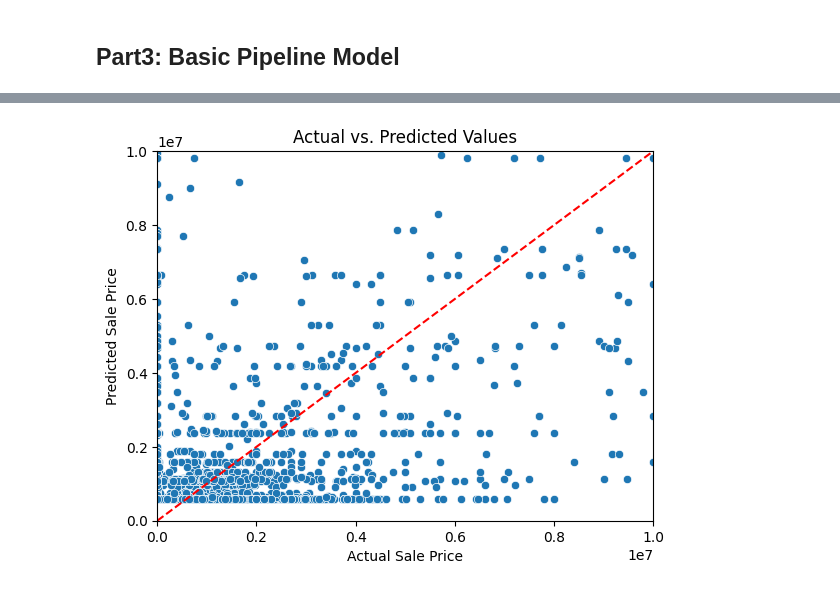
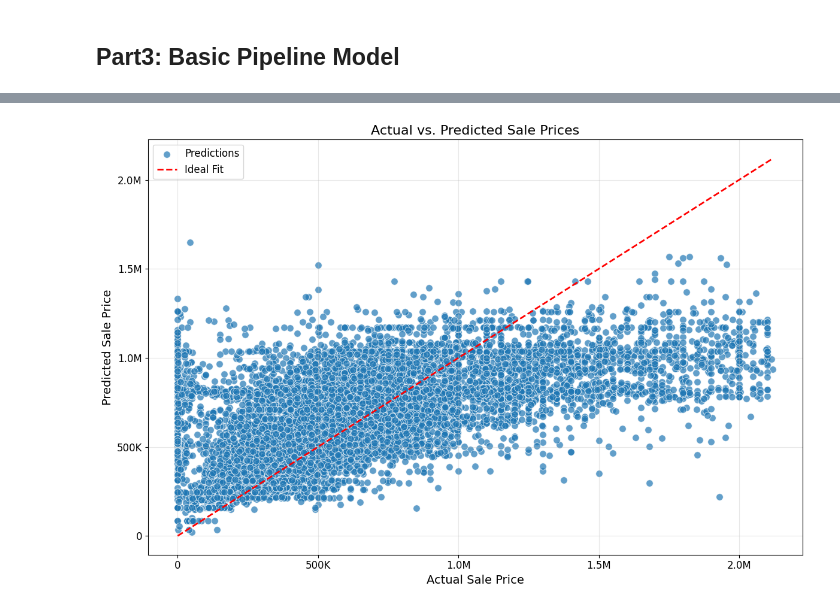
Before and after one commit to itayderazon/TabularDataScience, a Jupyter notebook: ex1.ipynb, the cells around one changed output, grey strips where cells are left out. Drawn from its saved outputs; the diff is of its cells as text; code cells hidden in the pictures.

```diff
--- a/ex1.ipynb
+++ b/ex1.ipynb
@@ -174,41 +199,97 @@ plt.show()
 # 1. Import Libraries
 import pandas as pd
 import numpy as np
+from sklearn.preprocessing import LabelEncoder
 from sklearn.model_selection import train_test_split
-from sklearn.metrics import mean_absolute_error, r2_score
+from sklearn.metrics import mean_absolute_error, r2_score, mean_squared_error
 from xgboost import XGBRegressor
+import matplotlib.pyplot as plt
+import seaborn as sns
+from matplotlib.ticker import FuncFormatter
 
 # 2. Preprocessing
-# Fill missing values
+# Fill missing values for numeric columns
 numeric_columns = data.select_dtypes(include=["number"]).columns
-data[numeric_columns] = data[numeric_columns].fillna(data[numeric_columns].median())
+for col in numeric_columns:
+    data[col] = data[col].fillna(data[col].median())
+
+# Label encode the BOROUGH column
+label_encoder = LabelEncoder()  # Initialize the LabelEncoder
+data["BOROUGH"] = label_encoder.fit_transform(data["BOROUGH"])  # Apply Label Encoding
 
 # Define features and target variable
-X = data[["GROSS SQUARE FEET", "LAND SQUARE FEET", "RESIDENTIAL UNITS", "COMMERCIAL UNITS"]]
-y = data["SALE PRICE"]
+features = [
+    "BOROUGH", "LAND SQUARE FEET", "TOTAL UNITS", "YEAR BUILT", "GROSS SQUARE FEET"
+]
+X = data[features]  # Select features
+y = data["SALE PRICE"]  # Target variable
+# 3. Remove Outliers Using IQR
+
+Q1 = y.quantile(0.25)
+Q3 = y.quantile(0.75)
+IQR = Q3 - Q1
+lower_bound = Q1 - 1.5 * IQR
+upper_bound = Q3 + 1.5 * IQR
+
+outlier_filter = (y >= lower_bound) & (y <= upper_bound)
+X = X[outlier_filter]
+y = y[outlier_filter]
 
 # 3. Train-Test Split
 X_train, X_test, y_train, y_test = train_test_split(X, y, test_size=0.2, random_state=42)
 
 # 4. Train XGBoost Regressor
-model = XGBRegressor(n_estimators=100, learning_rate=0.1, max_depth=3, random_state=42)
+model = XGBRegressor(
+    n_estimators=200,
+    learning_rate=0.05,
+    max_depth=5,
+    min_child_weight=3,
+    subsample=0.8,
+    colsample_bytree=0.8,
+    random_state=42
+)
 model.fit(X_train, y_train)
 
 # 5. Predict and Evaluate
 y_pred = model.predict(X_test)
 mae = mean_absolute_error(y_test, y_pred)
+rmse = np.sqrt(mean_squared_error(y_test, y_pred))
 r2 = r2_score(y_test, y_pred)
 print(f"MAE: {mae:.2f}")
+print(f"RMSE: {rmse:.2f}")
 print(f"R²: {r2:.2f}")
 
+# 6. Actual vs Predicted Sale Prices
+# Function to format axis labels as K (thousands) or M (millions)
+def format_ticks(value, _):
+    if value >= 1_000_000:
+        return f'{value/1_000_000:.1f}M'
+    elif value >= 10_000:
+        return f'{value/1_000:.0f}K'
+    else:
+        return f'{value:.0f}'
 
-# Actual vs Predicted
-sns.scatterplot(x=y_test, y=y_pred)
-plt.plot([y_test.min(), y_test.max()], [y_test.min(), y_test.max()], color='red', linestyle='--')
-plt.title("Actual vs. Predicted Values")
-plt.xlabel("Actual Sale Price")
-plt.ylabel("Predicted Sale Price")
-plt.xlim(0,10000000)
-plt.ylim(0,10000000)
+# Plot Actual vs. Predicted Sale Prices
+plt.figure(figsize=(12, 8))
+sns.scatterplot(x=y_test, y=y_pred, s=70, alpha=0.7, label="Predictions")
+plt.plot([y_test.min(), y_test.max()],
+         [y_test.min(), y_test.max()],
+         color='red', linestyle='--', linewidth=2, label="Ideal Fit")
+
+# Add labels and titles
+plt.title("Actual vs. Predicted Sale Prices", fontsize=16)
+plt.xlabel("Actual Sale Price", fontsize=14)
+plt.ylabel("Predicted Sale Price", fontsize=14)
+
+# Format axes with custom tick labels
+plt.gca().xaxis.set_major_formatter(FuncFormatter(format_ticks))
+plt.gca().yaxis.set_major_formatter(FuncFormatter(format_ticks))
+
+# Improve layout and add grid
+plt.xticks(fontsize=12)
+plt.yticks(fontsize=12)
+plt.grid(alpha=0.3)
+plt.legend(fontsize=12)
+plt.tight_layout()
 plt.show()
 # %% [output]
@@ -217 +299 @@ R²: 0.17
-[figure, old version]
+[figure, new version]
```
Also changed, not shown: parts of 13 cells of this notebook, 3 other files.
